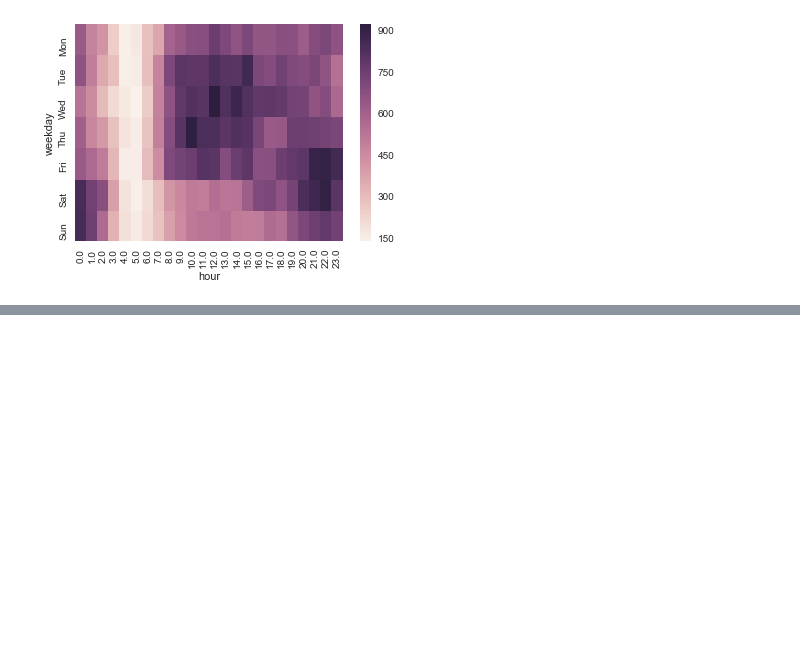
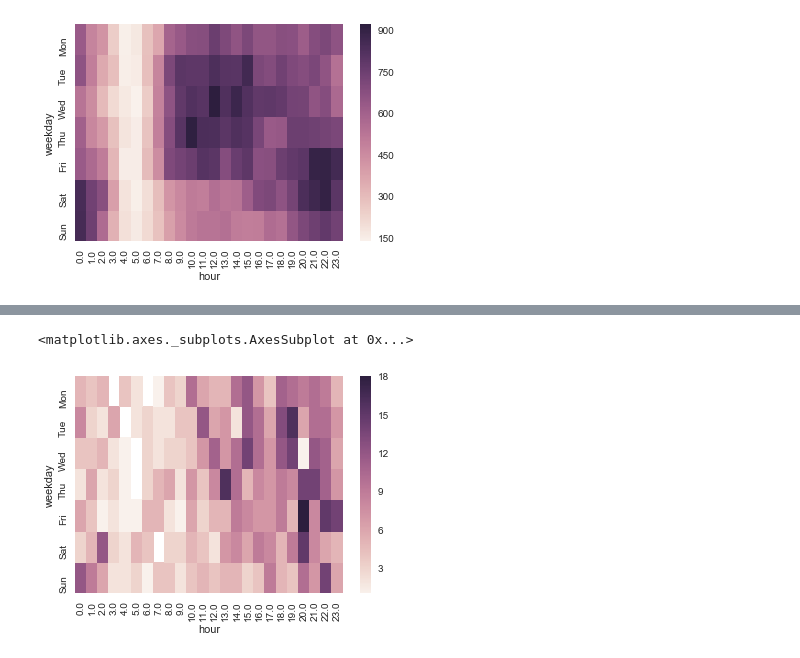
Before and after one commit to odemasi/LogVisualization, a Jupyter notebook: Crime_Data/AC Sheriff Crime Reports.ipynb, the cells around one changed output, grey strips where cells are left out. Saved outputs shown, nothing was run; the diff lists cells and outputs as text; code cells hidden in the pictures; blank space fills up the shorter version.

```diff
--- a/Crime_Data/AC Sheriff Crime Reports.ipynb
+++ b/Crime_Data/AC Sheriff Crime Reports.ipynb
@@ -222,0 +271,5 @@ ax.set_yticklabels(['Sun', 'Sat', 'Fri', 'Thu', 'Wed', 'Tue','Mon'], fontsize=10
+# %%
+create_heatmap('120')
+# %% [output]
+<matplotlib.axes._subplots.AxesSubplot at 0x...>
+[figure, added]
```
Also changed, not shown: parts of 7 cells of this notebook.
